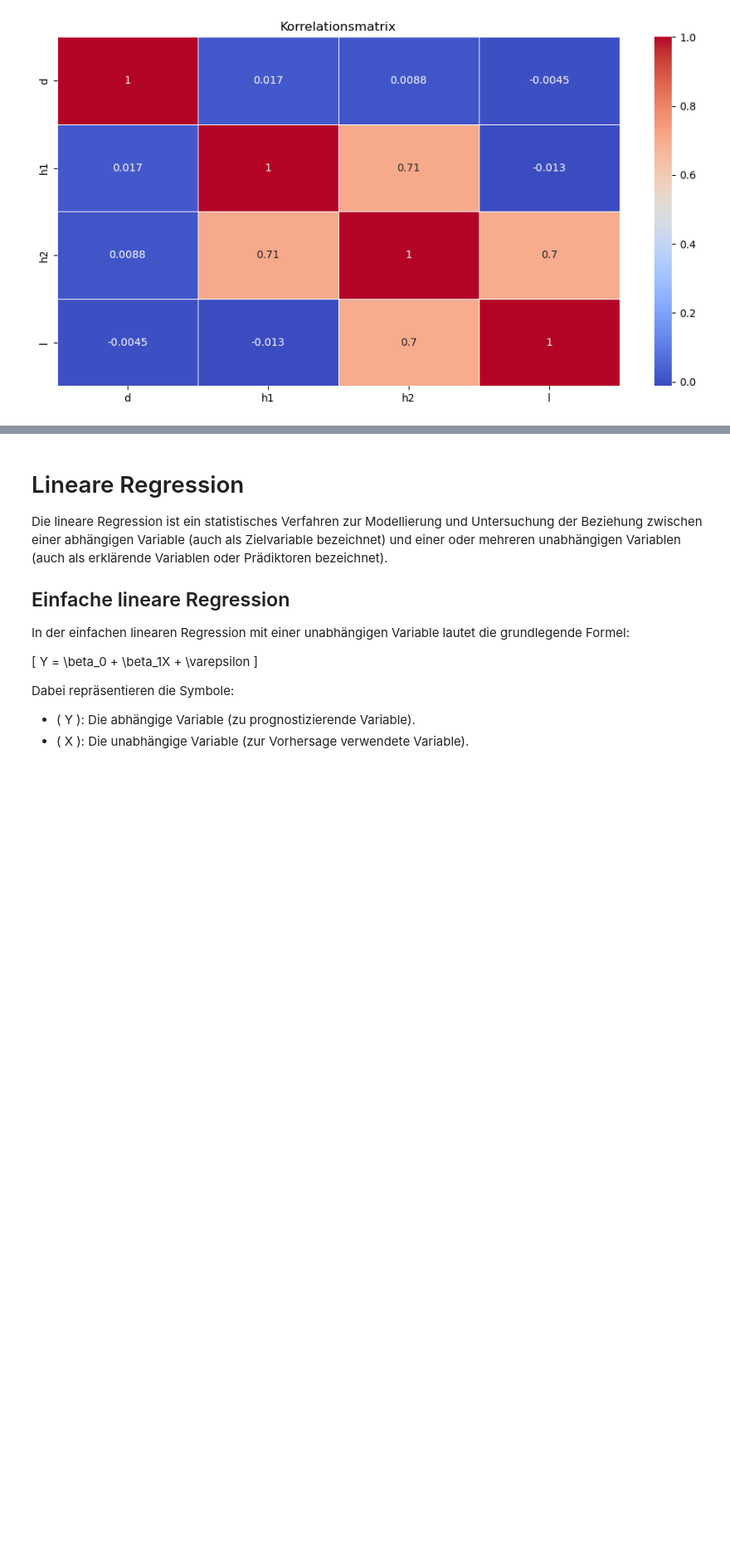
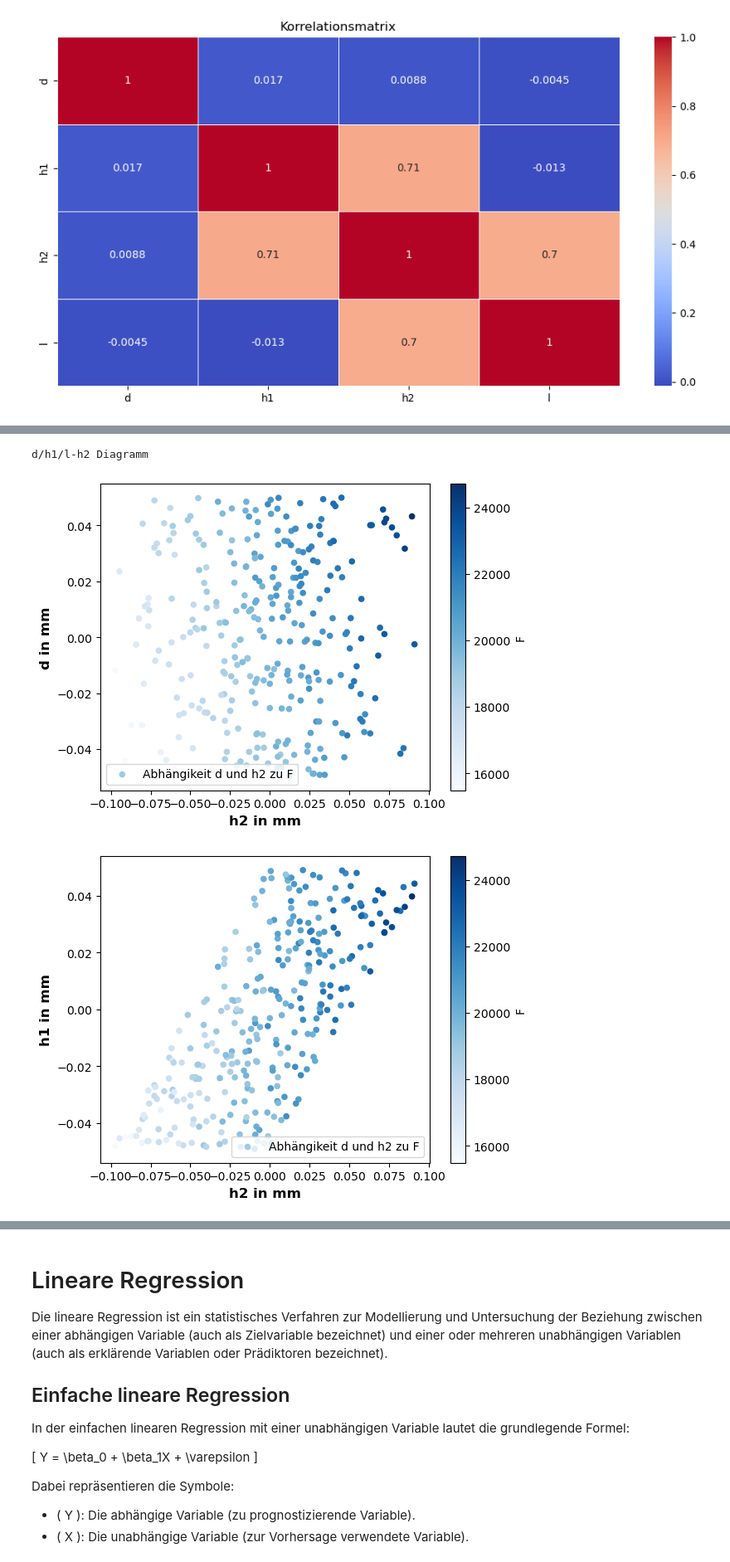
Before and after one commit to FHAC-MdQM/data-exploration-td2648s, a Jupyter notebook: LoadPBdata.ipynb, the cells around one changed output, grey strips where cells are left out. Shown at 83% size. Drawn from its saved outputs; the diff is of its cells as text; code cells hidden in the pictures; blank space fills up the shorter version.

```diff
--- a/LoadPBdata.ipynb
+++ b/LoadPBdata.ipynb
@@ -294,3 +303,24 @@ Notes:
 [1] Standard Errors assume that the covariance matrix of the errors is correctly specified.
 [2] The smallest eigenvalue is 2.63e-29. This might indicate that there are
 strong multicollinearity problems or that the design matrix is singular.
+# %%
+print("d/h1/l-h2 Diagramm")
+
+df.plot.scatter(y="d", x="h2", c="F", cmap="Blues", label = "Abhängikeit d und h2 zu F")
+plt.xlabel("h2 in mm" , fontsize=12, fontweight="bold")  # Anpassen der Beschriftung
+plt.ylabel("d in mm", fontsize=12, fontweight="bold")  # Anpassen der Beschriftung
+
+df.plot.scatter(y="h1", x="h2", c="F", cmap="Blues", label=  "Abhängikeit d und h2 zu F")
+plt.xlabel("h2 in mm" , fontsize=12, fontweight="bold")  # Anpassen der Beschriftung
+plt.ylabel("h1 in mm", fontsize=12, fontweight="bold")  # Anpassen der Beschriftung
+
+df.plot.scatter(y="l", x="h2", c="F", cmap="Blues", label=  "Abhängikeit d und h2 zu F")
+plt.xlabel("h2 in mm" , fontsize=12, fontweight="bold")  # Anpassen der Beschriftung
+plt.ylabel("l in mm", fontsize=12, fontweight="bold")  # Anpassen der Beschriftung
+
+
+plt.show()
+# %% [output]
+d/h1/l-h2 Diagramm
+[figure, added]
+[figure, added]
```
Also changed, not shown: parts of 12 cells of this notebook.
